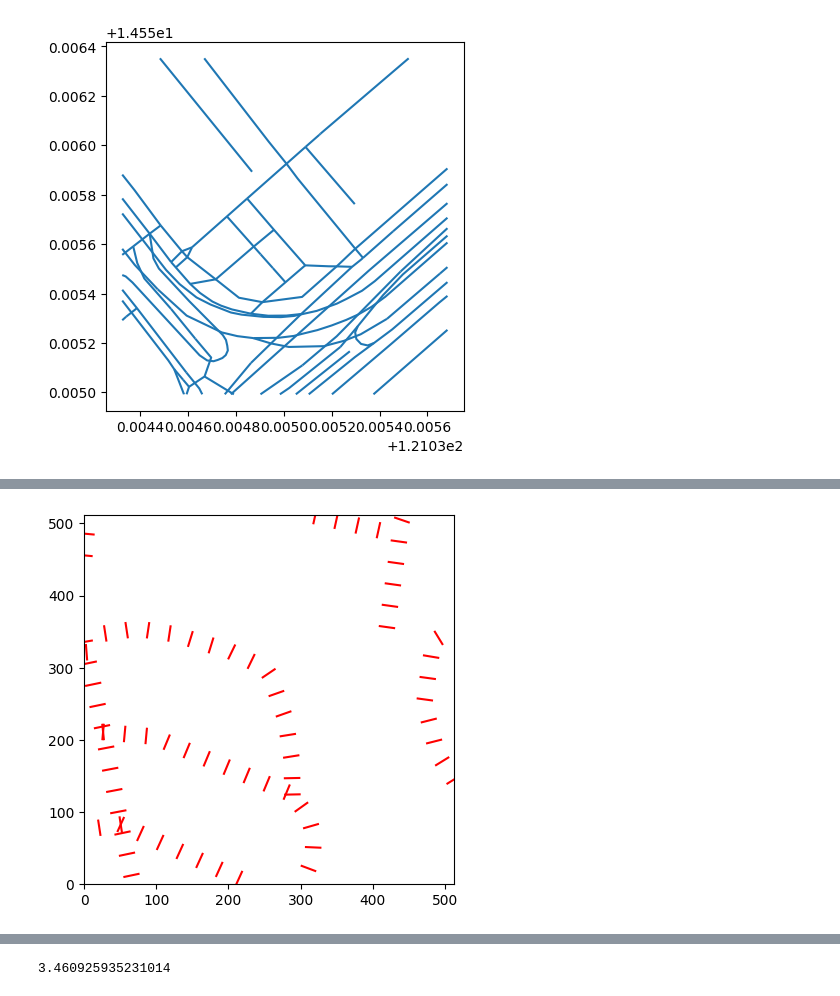
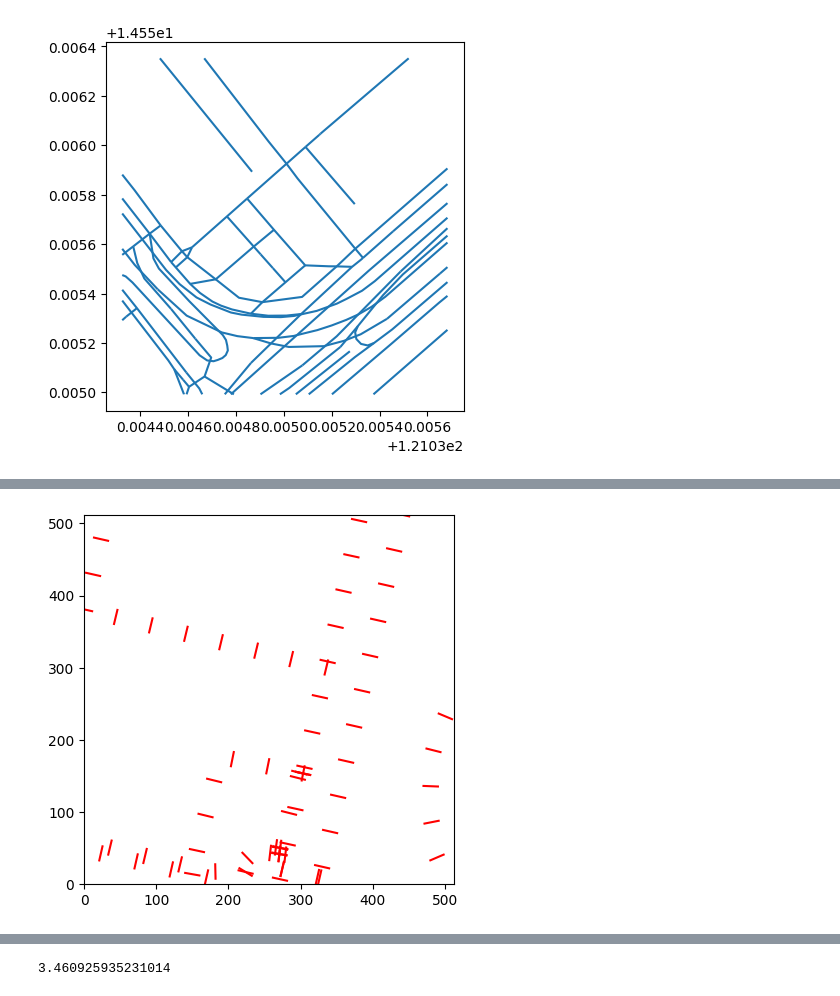
Before and after one commit to Roughienmn/Width-Extractor, a Jupyter notebook: Prototype.ipynb, the cells around one changed output, grey strips where cells are left out. Saved outputs shown, nothing was run; the diff lists cells and outputs as text; code cells hidden in the pictures.

```diff
--- a/Prototype.ipynb
+++ b/Prototype.ipynb
@@ -205,3 +203,11 @@ Random patch path: data\roadimages\2 _ Roads with Occlusions\39__14.551684_121.0
+# %%
+PATCH_SIZE = 512 # Size of the patches
+EARTH_CIRCUFERENCE = 40075016.686 # in meters
+SEARCH_INTERVAL = 50  # Distance between interpolated points
+SEARCH_RANGE = 10 # pixels the road can be adjusted to find the best fit [coords-SEARCH_RANGE, coords+SEARCH_RANGE]
+LINE_LENGTH = 20  # Total length of perpendicular lines
+MAX_DISTANCE_FROM_ROAD = 50 # Maximum distance a point can be from a road mask
+MAX_ROAD_WIDTH = 150 # Maximum width of a road for it to be considered
 # %%
 #create scaled version of cropped linemap to fit mask
 # Calculate scaling factors
@@ -363,58 +372,54 @@ fitted_road_lines
+# %%
+#gets point slope pairs of a road line
+def compute_points_and_perpendiculars(road_line, distance_interval):
+    point_slope_pairs = []
+    points = interpolate_points(road_line, distance_interval)
+    for point in points:
+                perp_result = perpendicular_line_eq(road_line, point)
+                if perp_result is not None:
+                    slope, intercept = perp_result
+                    x, y = point.x, point.y
+                    point_slope_pairs.append((x, y, slope))
+    return point_slope_pairs
 # %%
-SEARCH_INTERVAL = 30  # Distance between interpolated points
-LINE_LENGTH = 20  # Total length of perpendicular lines
-
 bbox = sp.geometry.box(0, 0, 512, 512)
 point_line_eq = []
 for road in fitted_road_lines['geometry'].items():
     geom = road[1]
 
     if isinstance(geom, sp.MultiLineString):
         for line in geom.geoms:
-            points = interpolate_points(line, SEARCH_INTERVAL)
-            for point in points:
-                perp_result = perpendicular_line_eq(line, point)
-                if perp_result is not None:
-                    slope, intercept = perp_result
-                    x, y = point.x, point.y
-
-                    if slope == float('inf'):  # Vertical case
-                        x1, x2 = x, x
-                        y1, y2 = y - LINE_LENGTH / 2, y + LINE_LENGTH / 2
-                        point_line_eq.append((x, y, slope, intercept))
-                    else:
-                        dx = LINE_LENGTH / (2 * (1 + slope ** 2) ** 0.5)
-                        dy = slope * dx
-                        x1, y1 = x - dx, y - dy
-                        x2, y2 = x + dx, y + dy
-                        point_line_eq.append((x, y, slope, intercept))
-
-                    plt.plot([x1, x2], [y1, y2], color='red')
-
-    elif isinstance(geom, sp.LineString):
-        points = interpolate_points(geom, SEARCH_INTERVAL)
-        for point in points:
-            perp_result = perpendicular_line_eq(geom, point)
-            if perp_result is not None:
-                slope, intercept = perp_result
-                x, y = point.x, point.y
-
-                if slope == float('inf'):  # Vertical case
+            point_slope_pairs = compute_points_and_perpendiculars(line, SEARCH_INTERVAL)
+            for point_slope_pair in point_slope_pairs:
+                x, y, slope = point_slope_pair
+                if slope == float('inf'):
                     x1, x2 = x, x
                     y1, y2 = y - LINE_LENGTH / 2, y + LINE_LENGTH / 2
-                    point_line_eq.append((x, y, slope, intercept))
+                    plt.plot([x1, x2], [y1, y2], color='red')
                 else:
                     dx = LINE_LENGTH / (2 * (1 + slope ** 2) ** 0.5)
                     dy = slope * dx
                     x1, y1 = x - dx, y - dy
                     x2, y2 = x + dx, y + dy
-                    point_line_eq.append((x, y, slope, intercept))
-
+                    plt.plot([x1, x2], [y1, y2], color='red')
+    elif isinstance(geom, sp.LineString):
+        point_slope_pairs = compute_points_and_perpendiculars(geom, SEARCH_INTERVAL)
+        for point_slope_pair in point_slope_pairs:
+            x, y, slope = point_slope_pair
+            if slope == float('inf'):
+                x1, x2 = x, x
+                y1, y2 = y - LINE_LENGTH / 2, y + LINE_LENGTH / 2
+                plt.plot([x1, x2], [y1, y2], color='red')
+            else:
+                dx = LINE_LENGTH / (2 * (1 + slope ** 2) ** 0.5)
+                dy = slope * dx
+                x1, y1 = x - dx, y - dy
+                x2, y2 = x + dx, y + dy
                 plt.plot([x1, x2], [y1, y2], color='red')
 
 plt.xlim(0, 512)
 plt.ylim(0, 512)
 plt.gca().set_aspect('equal', adjustable='box')
 plt.show()
 # %% [output]
-[figure, old version]
+[figure, new version]
```
Also changed, not shown: parts of 21 cells of this notebook.
